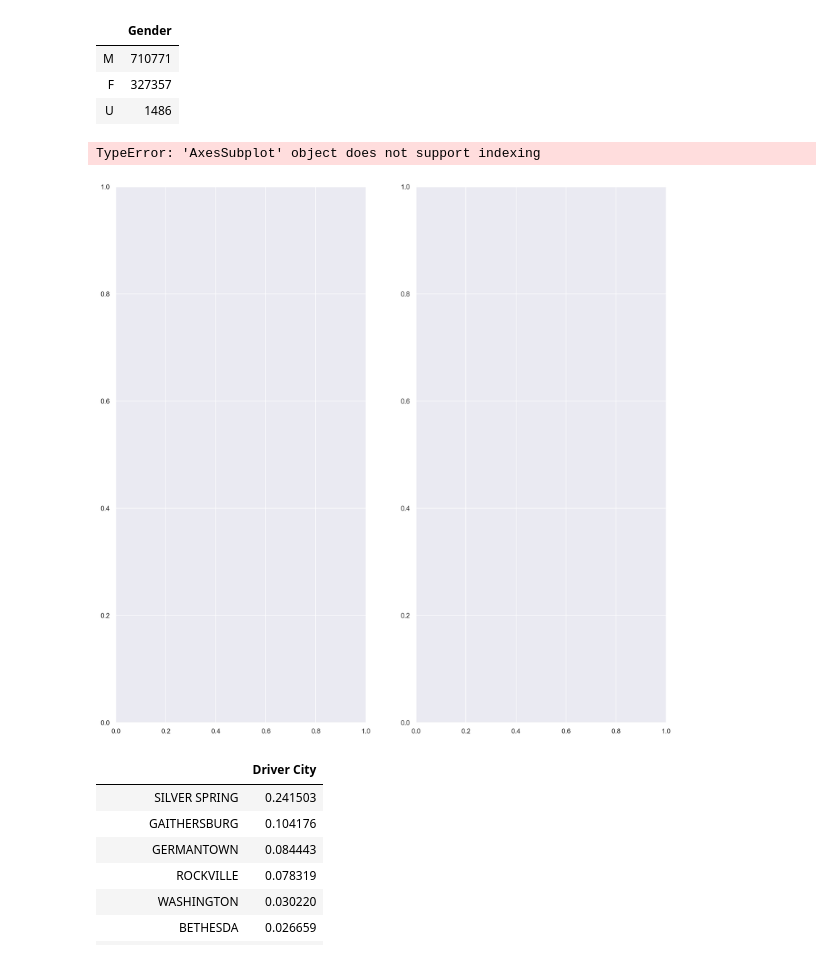
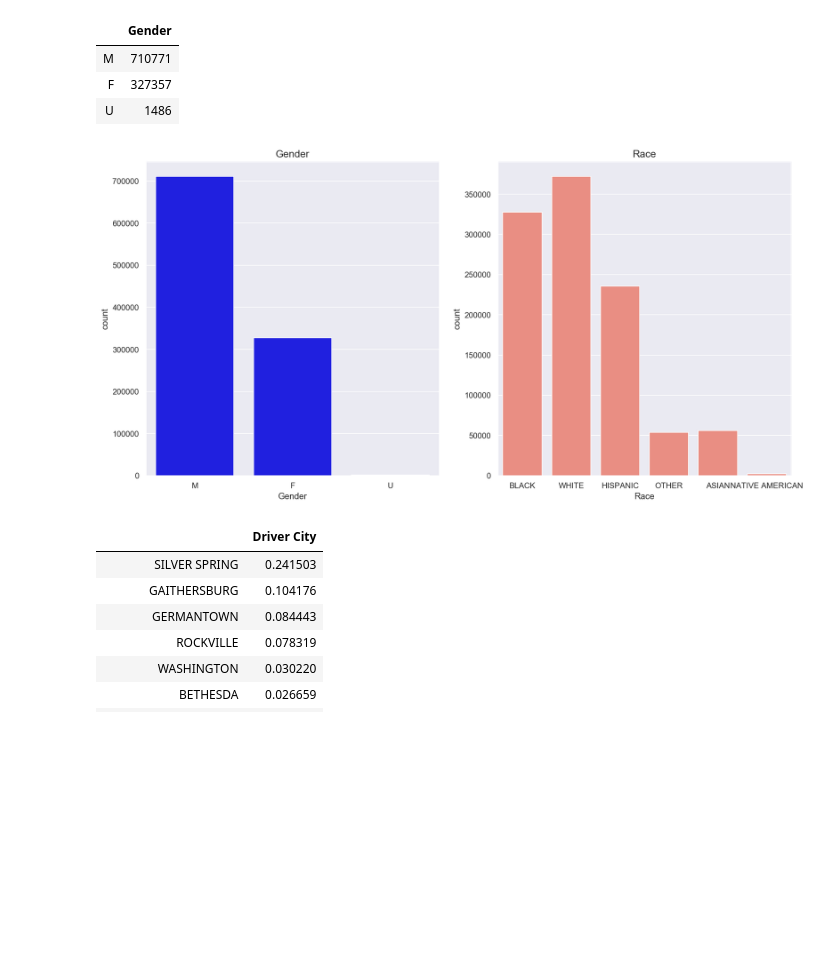
Before and after one commit to Dantarshi/Traffic-Stops, a Jupyter notebook: Traffic Stops.ipynb, the cells around one changed output. Cells and saved outputs as stored; diff of their text form; code cells hidden in the pictures; blank space fills up the shorter version.

```diff
--- a/Traffic Stops.ipynb
+++ b/Traffic Stops.ipynb
@@ -201,0 +206,3 @@ data.shape
+# %%
+data['Year Of Stop'] = pd.DatetimeIndex(data['Date Of Stop']).year
+data.head()
@@ -273,20 +287,19 @@ pd.DataFrame(data['Gender'].value_counts()).nlargest(10, columns = ['Gender'])
 | F | 327357 |
 | U | 1486 |
 # %%
-f, axarr = plt.subplots(1, 2 , figsize=(16, 16))
+fig, ax = plt.subplots(1, 2, figsize=(16,8))
 
-f.subplots_adjust(hspace=0.5)
+fig.subplots_adjust(hspace=0.5)
 
-sns.countplot(df['Gender'], ax=axarr[0][0], color='salmon')
-axarr[0][0].set_title("Gender", fontsize=14)
+sns.countplot(data['Gender'], ax=ax[0], color='blue')
+ax[0].set_title("Gender", fontsize=14)
 
-sns.countplot(df['Race'], ax=axarr[0][1], color='salmon')
-axarr[0][1].set_title("Race", fontsize=14)
+sns.countplot(df['Race'], ax=ax[1], color='salmon')
+ax[1].set_title("Race", fontsize=14)
 
 sns.despine()
 # %% [output]
-TypeError: 'AxesSubplot' object does not support indexing
-[figure, old version]
+[figure, new version]
 # %%
 violation_county = pd.DataFrame(data['Driver City'].
  value_counts()/len(data)).nlargest(10, columns = ['Driver City'])
```
Also changed, not shown: parts of 9 cells of this notebook.
